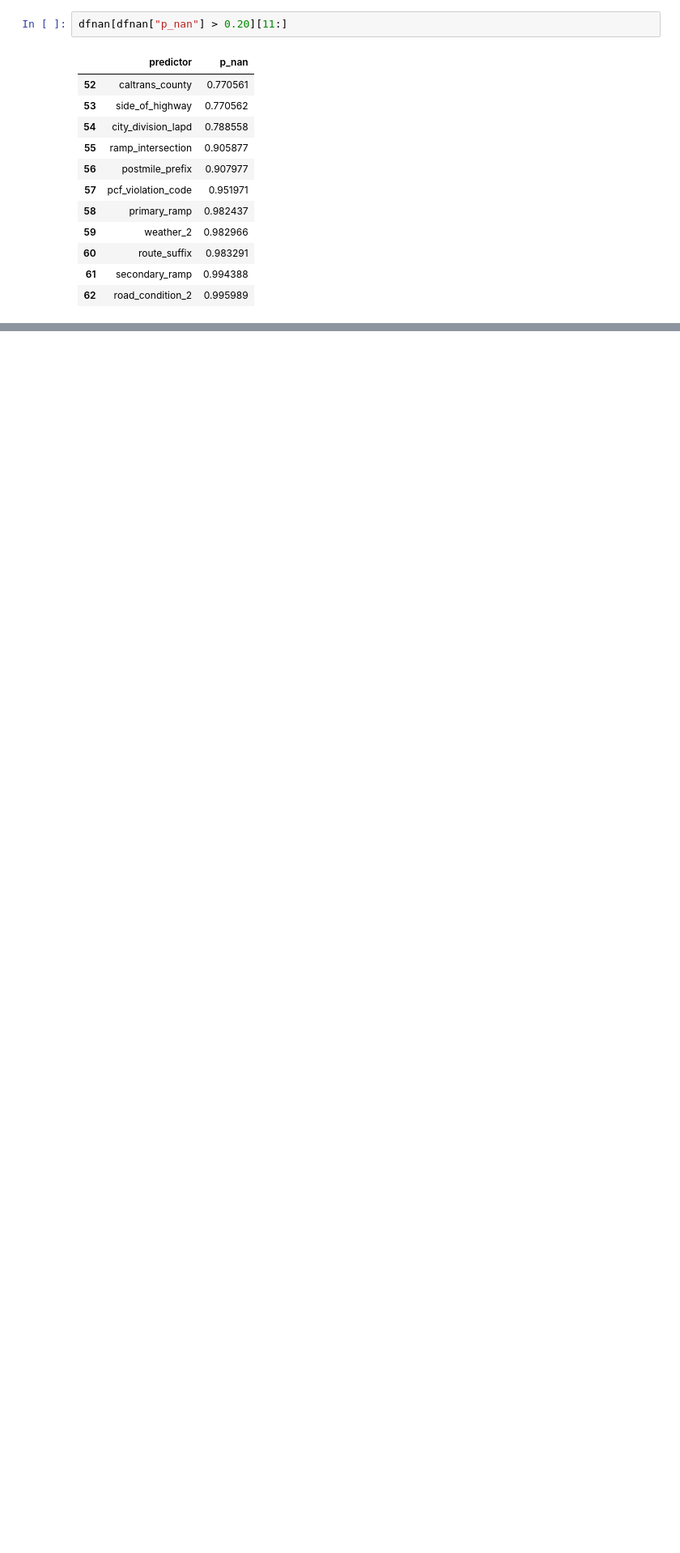
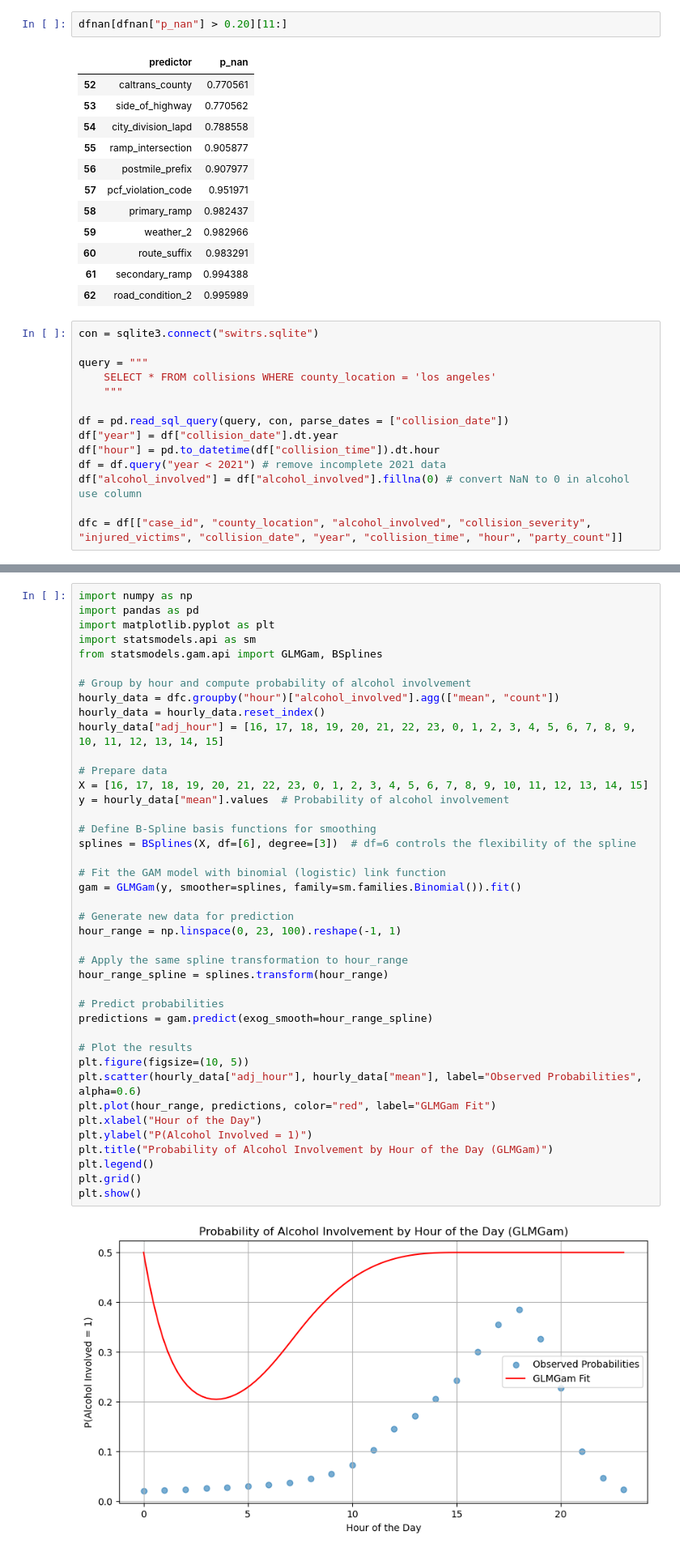
Before and after one commit to seamusprs/583-project-collisions, a Jupyter notebook: EDA.ipynb, the cells around one changed output, grey strips where cells are left out. Shown: that part at 81% size. Cells and saved outputs as stored; diff of their text form; blank space fills up the shorter version.

```diff
--- a/EDA.ipynb
+++ b/EDA.ipynb
@@ -357,3 +360,17 @@ dfnan[dfnan["p_nan"] > 0.20][11:]
 | 60 | route_suffix | 0.983291 |
 | 61 | secondary_ramp | 0.994388 |
 | 62 | road_condition_2 | 0.995989 |
+# %%
+con = sqlite3.connect("switrs.sqlite")
+
+query = """
+    SELECT * FROM collisions WHERE county_location = 'los angeles'
+    """
+
+df = pd.read_sql_query(query, con, parse_dates = ["collision_date"])
+df["year"] = df["collision_date"].dt.year
+df["hour"] = pd.to_datetime(df["collision_time"]).dt.hour
+df = df.query("year < 2021") # remove incomplete 2021 data
+df["alcohol_involved"] = df["alcohol_involved"].fillna(0) # convert NaN to 0 in alcohol use column
+
+dfc = df[["case_id", "county_location", "alcohol_involved", "collision_severity", "injured_victims", "collision_date", "year", "collision_time", "hour", "party_count"]]
@@ -359,0 +451,43 @@ dfnan[dfnan["p_nan"] > 0.20][11:]
+# %%
+import numpy as np
+import pandas as pd
+import matplotlib.pyplot as plt
+import statsmodels.api as sm
+from statsmodels.gam.api import GLMGam, BSplines
+
+# Group by hour and compute probability of alcohol involvement
+hourly_data = dfc.groupby("hour")["alcohol_involved"].agg(["mean", "count"])
+hourly_data = hourly_data.reset_index()
+hourly_data["adj_hour"] = [16, 17, 18, 19, 20, 21, 22, 23, 0, 1, 2, 3, 4, 5, 6, 7, 8, 9, 10, 11, 12, 13, 14, 15]
+
+# Prepare data
+X = [16, 17, 18, 19, 20, 21, 22, 23, 0, 1, 2, 3, 4, 5, 6, 7, 8, 9, 10, 11, 12, 13, 14, 15]
+y = hourly_data["mean"].values  # Probability of alcohol involvement
+
+# Define B-Spline basis functions for smoothing
+splines = BSplines(X, df=[6], degree=[3])  # df=6 controls the flexibility of the spline
+
+# Fit the GAM model with binomial (logistic) link function
+gam = GLMGam(y, smoother=splines, family=sm.families.Binomial()).fit()
+
+# Generate new data for prediction
+hour_range = np.linspace(0, 23, 100).reshape(-1, 1)
+
+# Apply the same spline transformation to hour_range
+hour_range_spline = splines.transform(hour_range)
+
+# Predict probabilities
+predictions = gam.predict(exog_smooth=hour_range_spline)
+
+# Plot the results
+plt.figure(figsize=(10, 5))
+plt.scatter(hourly_data["adj_hour"], hourly_data["mean"], label="Observed Probabilities", alpha=0.6)
+plt.plot(hour_range, predictions, color="red", label="GLMGam Fit")
+plt.xlabel("Hour of the Day")
+plt.ylabel("P(Alcohol Involved = 1)")
+plt.title("Probability of Alcohol Involvement by Hour of the Day (GLMGam)")
+plt.legend()
+plt.grid()
+plt.show()
+# %% [output]
+[figure, added]
```
Also changed, not shown: parts of 5 cells of this notebook, 2 other files.
